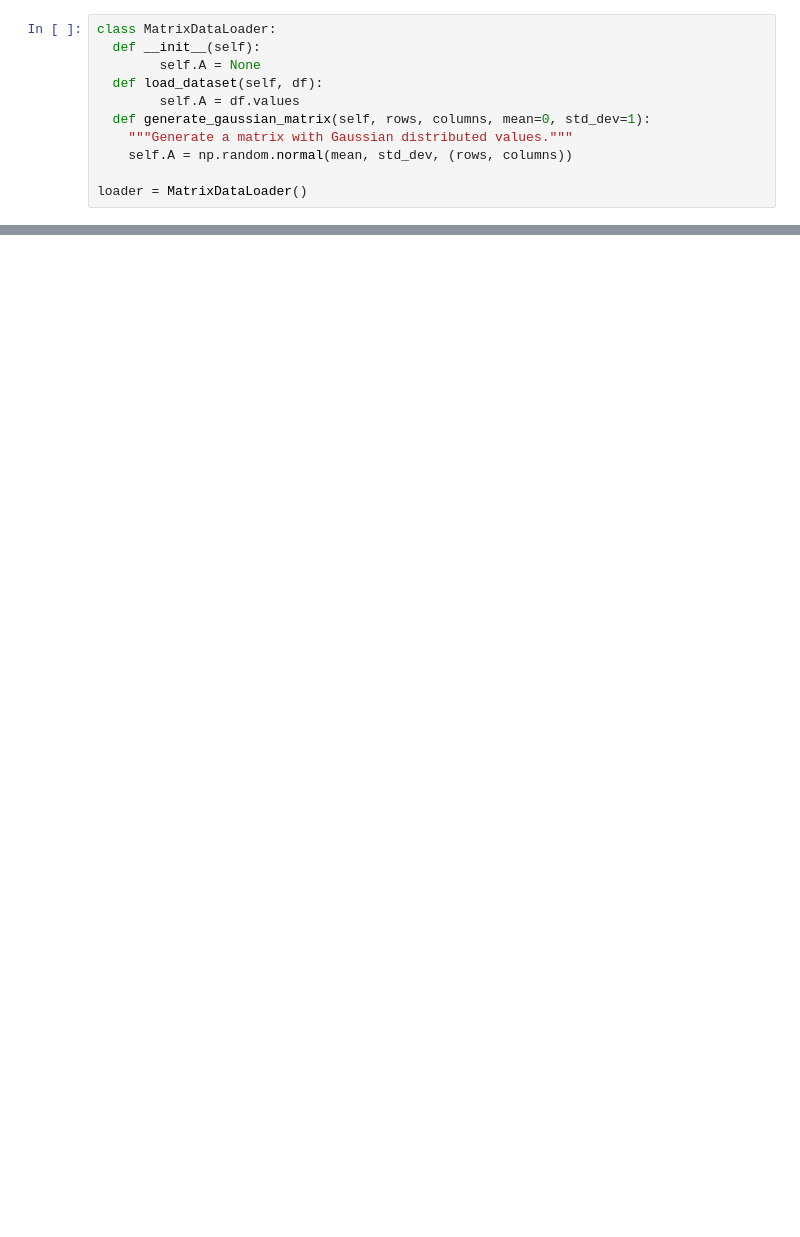
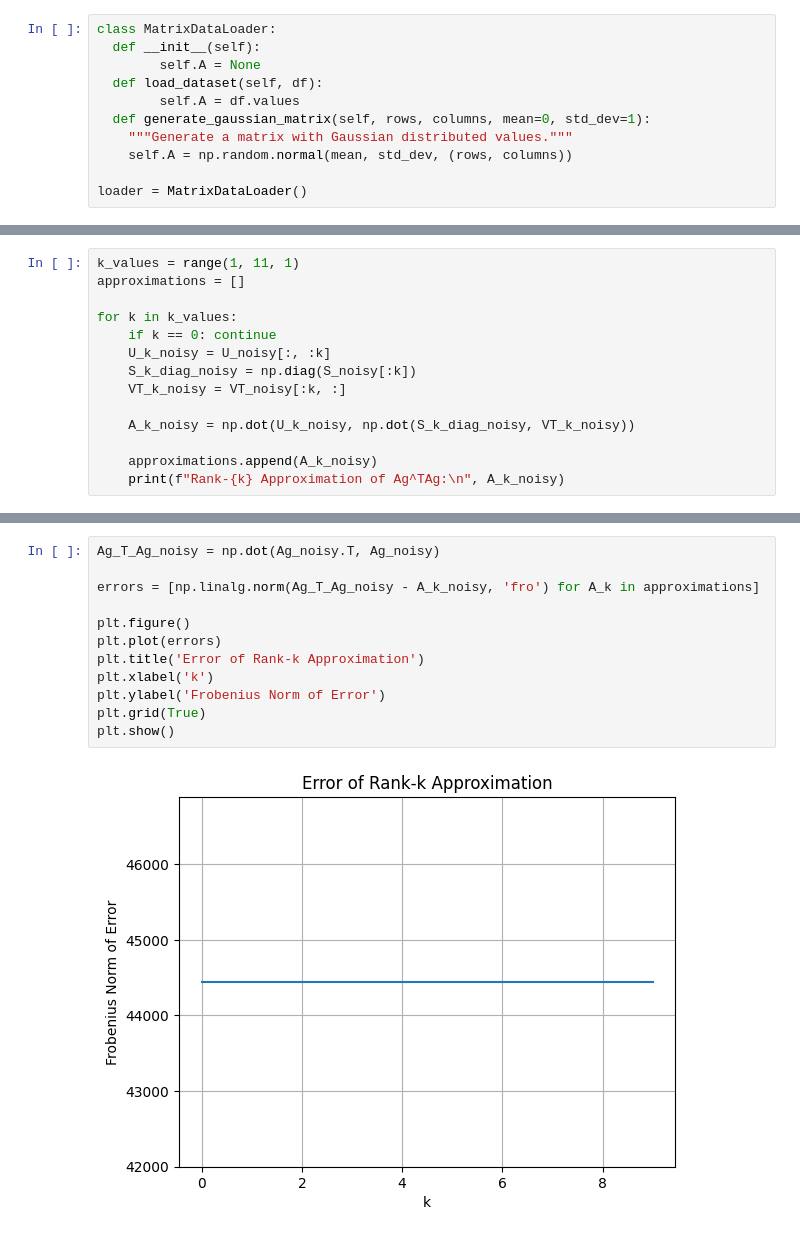
Before and after one commit to sharvanitamaskar/Principle-Component-Analysis-using-Differential-Privacy, a Jupyter notebook: PrivatePCA.ipynb, the cells around one changed output, grey strips where cells are left out. Cells and saved outputs as stored; diff of their text form; blank space fills up the shorter version.

```diff
--- a/PrivatePCA.ipynb
+++ b/PrivatePCA.ipynb
@@ -252,0 +353,14 @@ Rank-k Approximation of Ag_noisy^T:
+# %%
+k_values = range(1, 11, 1)
+approximations = []
+
+for k in k_values:
+    if k == 0: continue
+    U_k_noisy = U_noisy[:, :k]
+    S_k_diag_noisy = np.diag(S_noisy[:k])
+    VT_k_noisy = VT_noisy[:k, :]
+
+    A_k_noisy = np.dot(U_k_noisy, np.dot(S_k_diag_noisy, VT_k_noisy))
+
+    approximations.append(A_k_noisy)
+    print(f"Rank-{k} Approximation of Ag^TAg:\n", A_k_noisy)
@@ -253 +385,15 @@ Rank-k Approximation of Ag_noisy^T:
+# %%
+Ag_T_Ag_noisy = np.dot(Ag_noisy.T, Ag_noisy)
+
+errors = [np.linalg.norm(Ag_T_Ag_noisy - A_k_noisy, 'fro') for A_k in approximations]
+
+plt.figure()
+plt.plot(errors)
+plt.title('Error of Rank-k Approximation')
+plt.xlabel('k')
+plt.ylabel('Frobenius Norm of Error')
+plt.grid(True)
+plt.show()
+# %% [output]
+[figure, added]
 # %%
```
Also changed, not shown: parts of 33 cells of this notebook.
